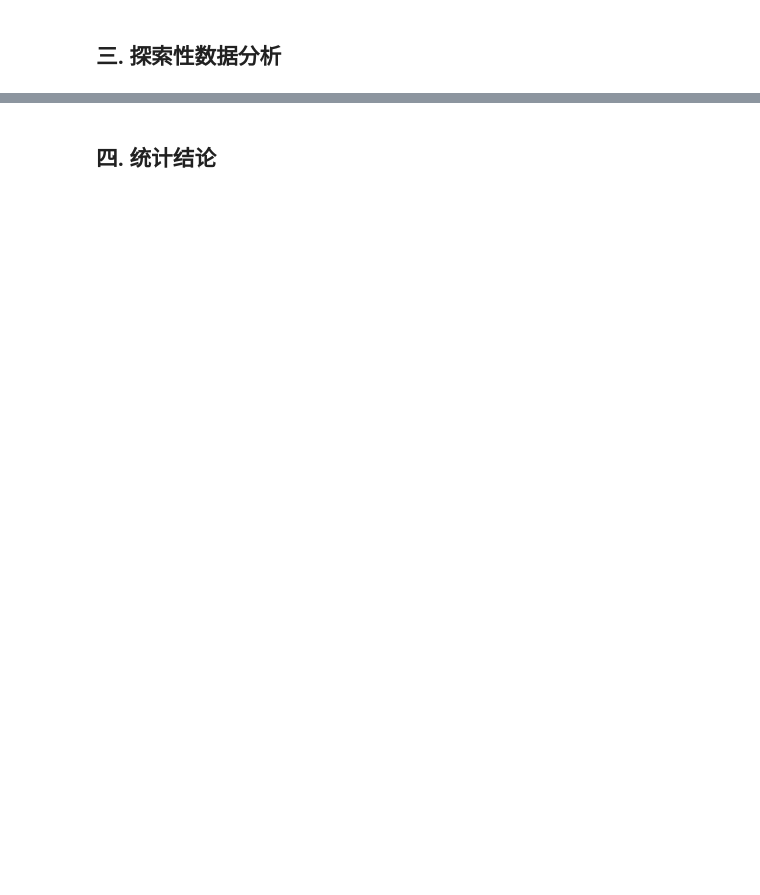
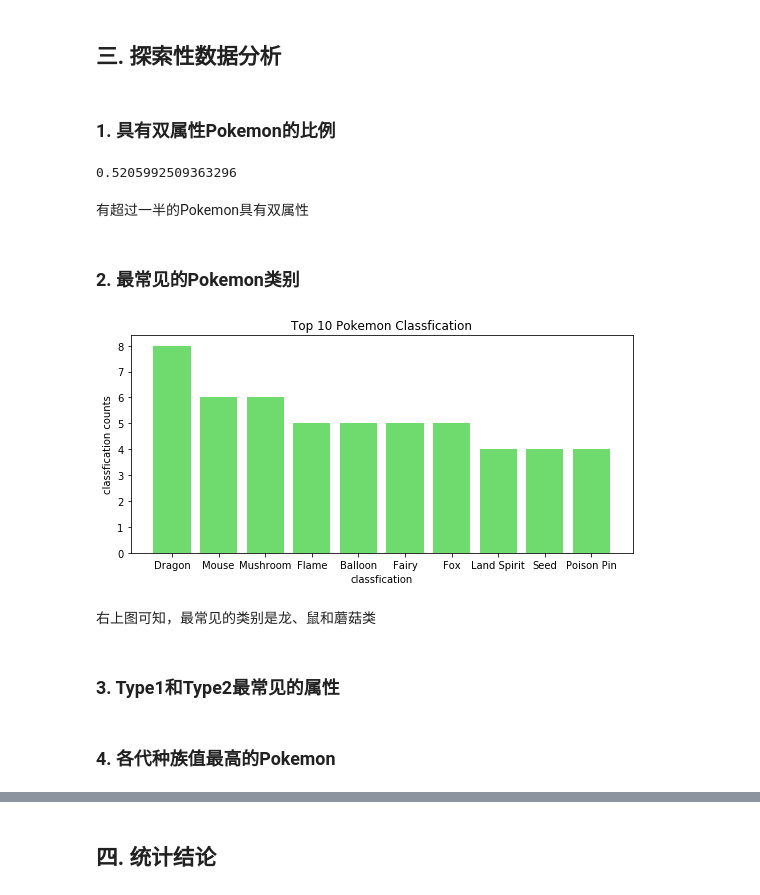
Before and after one commit to ezra1218/pokemon-stats, a Jupyter notebook: pokemon-analysis.ipynb, the cells around one changed output, grey strips where cells are left out. Saved outputs shown, nothing was run; the diff lists cells and outputs as text; code cells hidden in the pictures; blank space fills up the shorter version.

```diff
--- a/pokemon-analysis.ipynb
+++ b/pokemon-analysis.ipynb
@@ -125,0 +132,2 @@ memory usage: 250.4+ KB
+# %%
+df.drop('japanese_name', inplace=True, axis=1)
@@ -125,0 +136,2 @@ memory usage: 250.4+ KB
+# %%
+df.classfication = df.classfication.map(lambda x: x[:-10])
@@ -126,3 +149,38 @@ memory usage: 250.4+ KB
 # %% [markdown]
 <a id='eda'></a>
 ## 三. 探索性数据分析
+# %% [markdown]
+### 1. 具有双属性Pokemon的比例
+# %%
+df.type2.count() / df.shape[0]
+# %% [output]
+0.5205992509363296
+# %% [markdown]
+有超过一半的Pokemon具有双属性
+# %% [markdown]
+### 2. 最常见的Pokemon类别
+# %%
+most_fre_class = df.classfication.value_counts()[:10]
+# %%
+# 开始绘制图形
+fig, ax = plt.subplots(figsize=(9,4))
+
+# 绘制bar chart
+ax.bar(most_fre_class.index, most_fre_class, color='limegreen', alpha=0.7)
+
+# 设置标题
+ax.set_title('Top 10 Pokemon Classfication')
+
+# 设置 x轴 标签
+ax.set_xlabel('classfication')
+
+# 设置 y轴 标签
+ax.set_ylabel('classfication counts')
+
+plt.show()
+# %% [output]
+[figure, added]
+# %% [markdown]
+右上图可知，最常见的类别是龙、鼠和蘑菇类
+# %% [markdown]
+### 3. Type1和Type2最常见的属性
@@ -128,0 +190,2 @@ memory usage: 250.4+ KB
+# %% [markdown]
+### 4. 各代种族值最高的Pokemon
```
Also changed, not shown: parts of 21 cells of this notebook.
